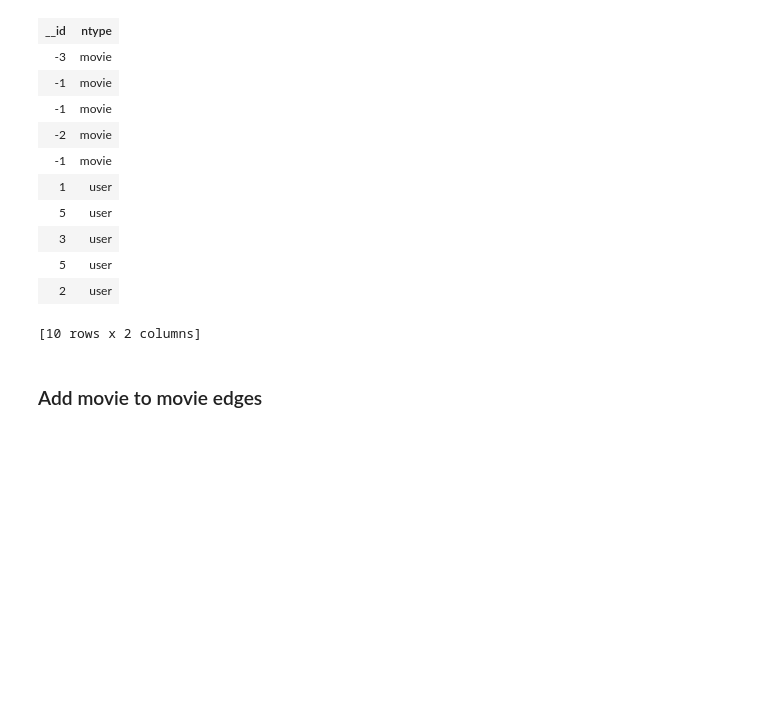
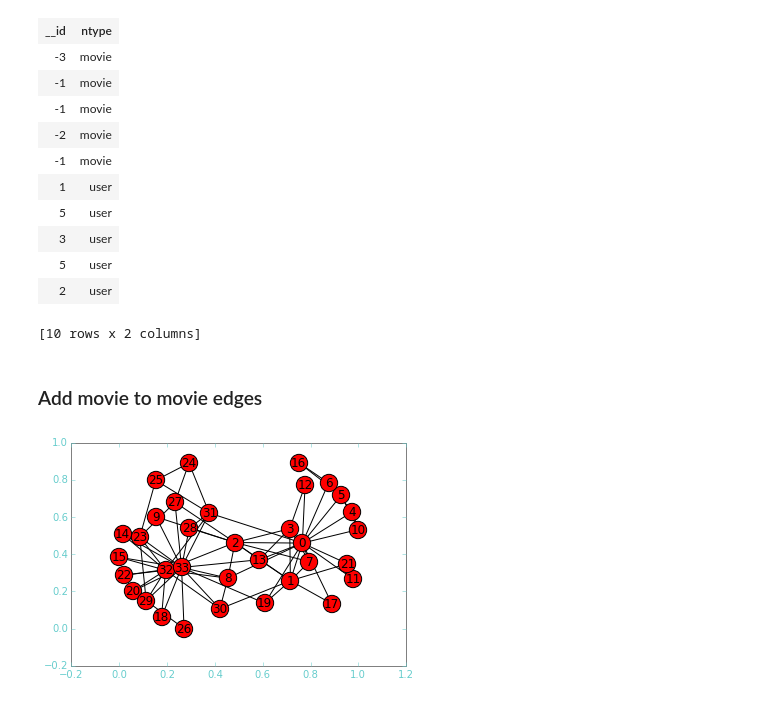
Before and after one commit to kikohs/recog, a Jupyter notebook: notebook/Test graphlab.ipynb, the cells around one changed output. Saved outputs shown, nothing was run; the diff lists cells and outputs as text; code cells hidden in the pictures; blank space fills up the shorter version.

```diff
--- a/notebook/Test graphlab.ipynb
+++ b/notebook/Test graphlab.ipynb
@@ -12,0 +5,23 @@ import numpy.random
+# %%
+import os
+import time
+import numpy as np
+import scipy as sp
+import pandas as pd
+import networkx as nx
+import matplotlib as mpl
+import matplotlib.pyplot as plt
+import graphlab as gl
+
+from collections import OrderedDict
+import numpy.random
+
+
+# Customize plot colors for dark backgrounds
+%matplotlib inline
+mpl.rcParams['axes.edgecolor'] = 'grey'
+mpl.rcParams['grid.color'] = '#66CCCC'
+mpl.rcParams['text.color'] = '#0EBFE9'
+mpl.rcParams['xtick.color'] = '#66CCCC'
+mpl.rcParams['ytick.color'] = '#66CCCC'
+mpl.rcParams['axes.labelcolor'] = '#0EBFE9'
@@ -62,0 +83,4 @@ g = gl.SGraph(vertices=v, edges=user_movie, src_field='user_id', dst_field='movi
+# %%
+nx.draw_networkx(nx.karate_club_graph())
+# %% [output]
+[figure, added]
```
Also changed, not shown: parts of 3 cells of this notebook, 3 other files.
